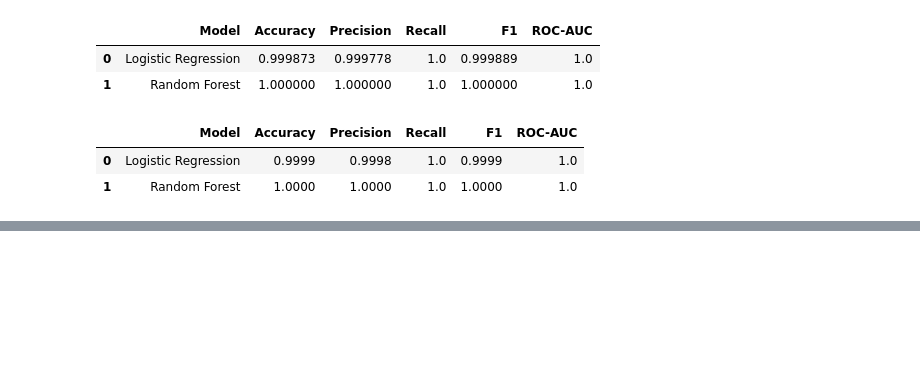
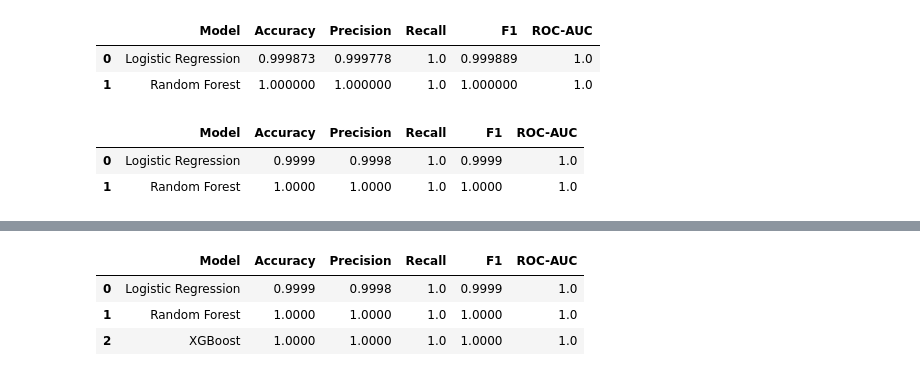
Before and after one commit to malayofficialcse-dev/sentinel, a Jupyter notebook: ai/app/notebook/01_dataset_exploration.ipynb, the cells around one changed output, grey strips where cells are left out. Cells and saved outputs as stored; diff of their text form; code cells hidden in the pictures; blank space fills up the shorter version.

```diff
--- a/ai/app/notebook/01_dataset_exploration.ipynb
+++ b/ai/app/notebook/01_dataset_exploration.ipynb
@@ -820,0 +1104,40 @@ NameError: name 'X_train' is not defined
+# %%
+results = pd.DataFrame({
+    "Model": [
+        "Logistic Regression",
+        "Random Forest",
+        "XGBoost"
+    ],
+    "Accuracy": [
+        lr_accuracy,
+        rf_accuracy,
+        xgb_accuracy
+    ],
+    "Precision": [
+        lr_precision,
+        rf_precision,
+        xgb_precision
+    ],
+    "Recall": [
+        lr_recall,
+        rf_recall,
+        xgb_recall
+    ],
+    "F1": [
+        lr_f1,
+        rf_f1,
+        xgb_f1
+    ],
+    "ROC-AUC": [
+        lr_auc,
+        rf_auc,
+        xgb_auc
+    ]
+})
+
+results.round(4)
+# %% [output]
+|  | Model | Accuracy | Precision | Recall | F1 | ROC-AUC |
+| 0 | Logistic Regression | 0.9999 | 0.9998 | 1.0 | 0.9999 | 1.0 |
+| 1 | Random Forest | 1.0000 | 1.0000 | 1.0 | 1.0000 | 1.0 |
+| 2 | XGBoost | 1.0000 | 1.0000 | 1.0 | 1.0000 | 1.0 |
```
Also changed, not shown: parts of 41 cells of this notebook.
